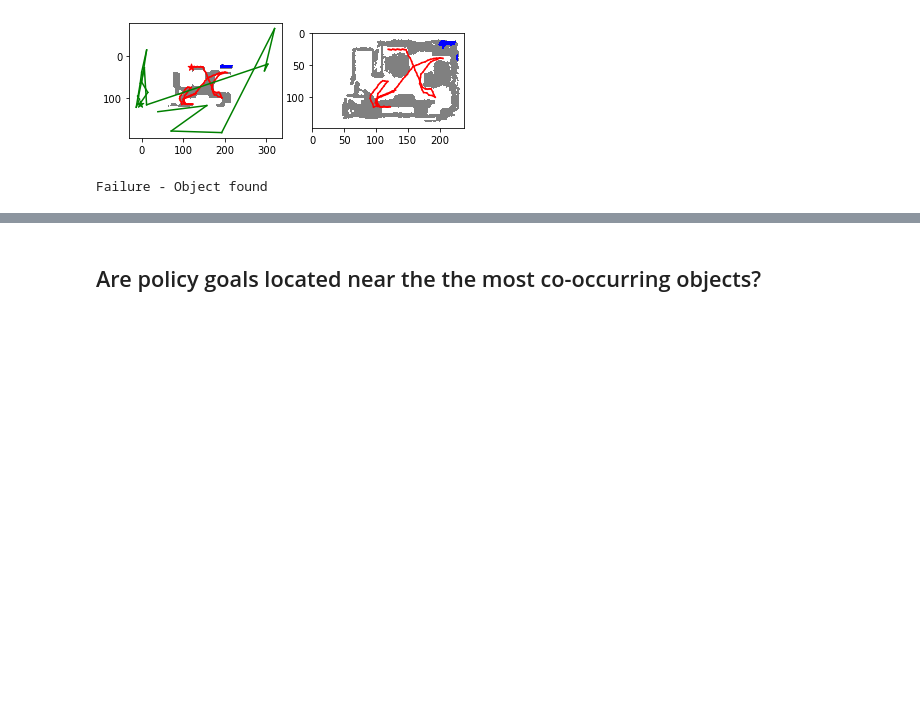
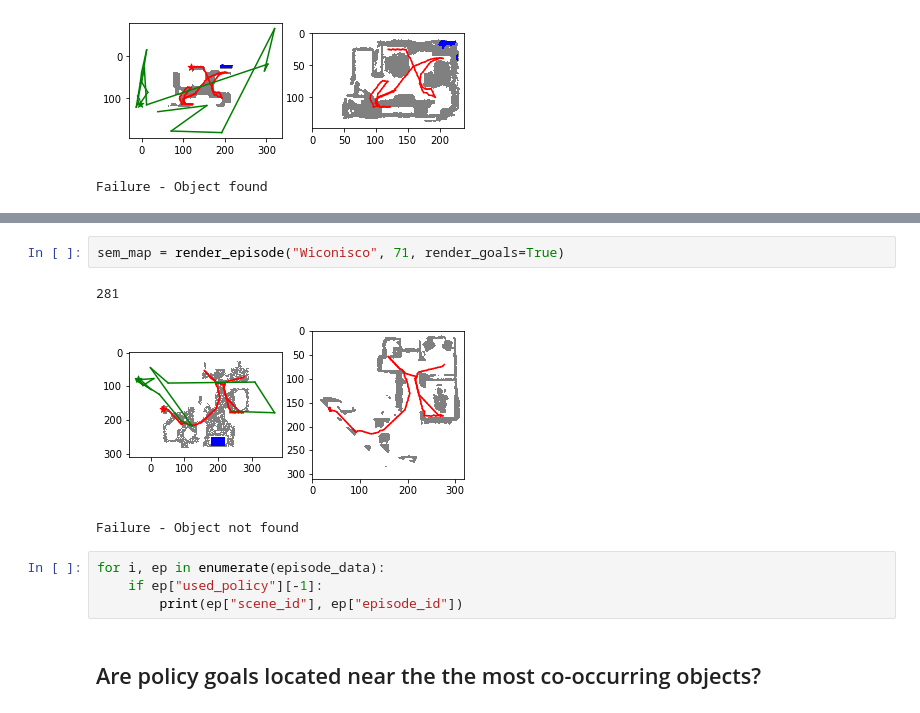
Before and after one commit to rish-raghu/Object-Goal-Navigation, a Jupyter notebook: Analysis.ipynb, the cells around one changed output, grey strips where cells are left out. Drawn from its saved outputs; the diff is of its cells as text; blank space fills up the shorter version.

Commit message:
fixes, start room and scene analysis

```diff
--- a/Analysis.ipynb
+++ b/Analysis.ipynb
@@ -337,3 +344,13 @@ Failure - Object found
+# %%
+sem_map = render_episode("Wiconisco", 71, render_goals=True)
+# %% [output]
+281
+[figure, added]
+Failure - Object not found
+# %%
+for i, ep in enumerate(episode_data):
+    if ep["used_policy"][-1]:
+        print(ep["scene_id"], ep["episode_id"])
 # %% [markdown]
 ## Are policy goals located near the the most co-occurring objects?
 # %%
```
Also changed, not shown: parts of 10 cells of this notebook.
